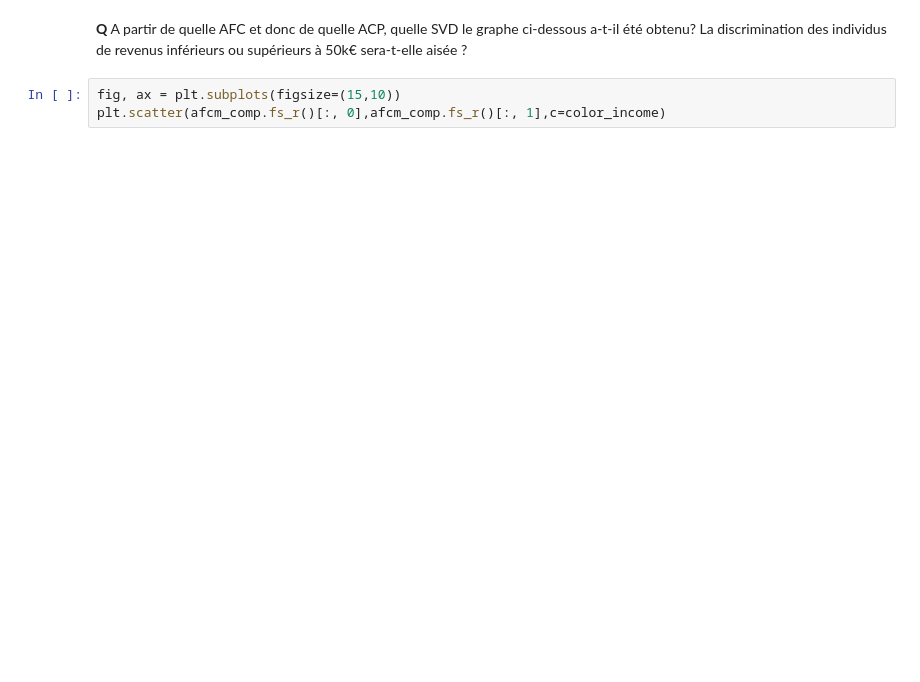
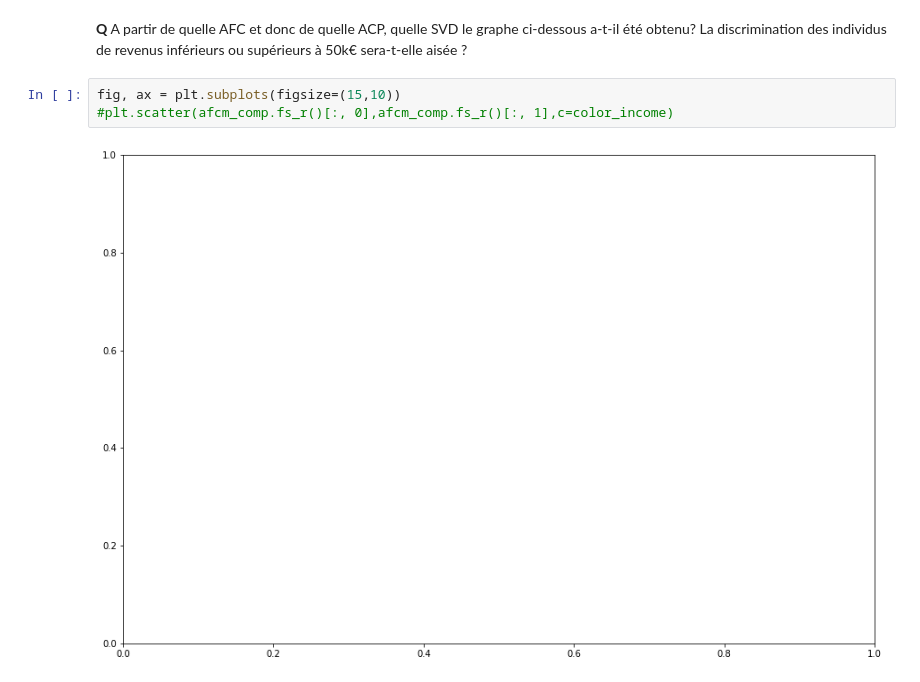
Before and after one commit to LouisDelvaux/Exploration4A, a Jupyter notebook: Adult-Census/Explo-Python-AdultCensus (PROJET).ipynb, the cells around one changed output. Saved outputs shown, nothing was run; the diff lists cells and outputs as text; blank space fills up the shorter version.

```diff
--- a/Adult-Census/Explo-Python-AdultCensus (PROJET).ipynb
+++ b/Adult-Census/Explo-Python-AdultCensus (PROJET).ipynb
@@ -444,4 +617,6 @@ plt.show()
 **Q** A partir de quelle AFC et donc de quelle ACP, quelle SVD le graphe ci-dessous a-t-il été obtenu?  La discrimination des individus de revenus inférieurs ou supérieurs à 50k€ sera-t-elle aisée ?
 # %%
 fig, ax = plt.subplots(figsize=(15,10))
-plt.scatter(afcm_comp.fs_r()[:, 0],afcm_comp.fs_r()[:, 1],c=color_income)
+#plt.scatter(afcm_comp.fs_r()[:, 0],afcm_comp.fs_r()[:, 1],c=color_income)
+# %% [output]
+[figure, added]
```
Also changed, not shown: parts of 37 cells of this notebook.
